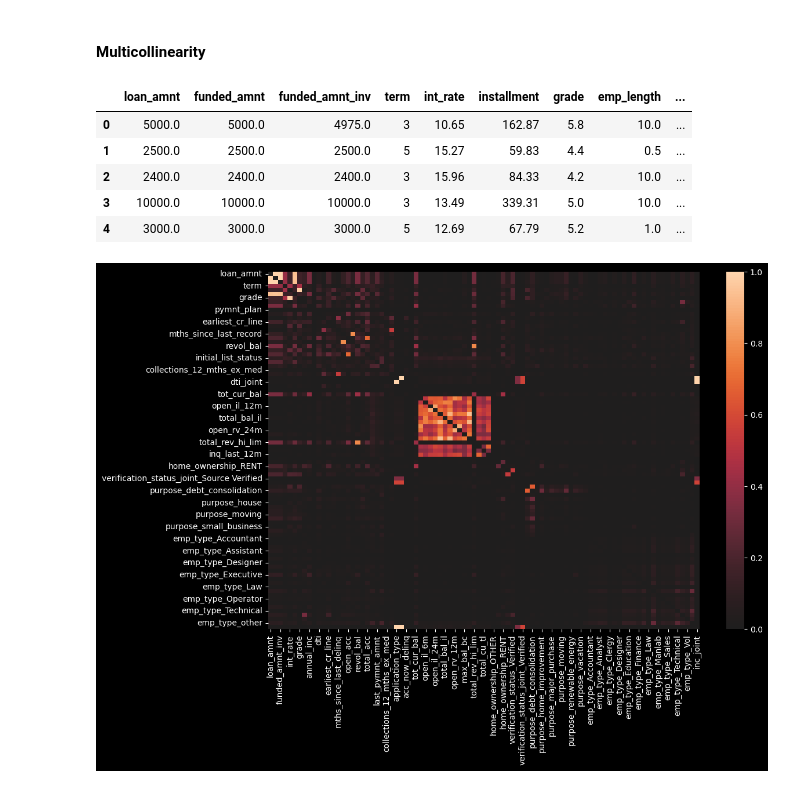
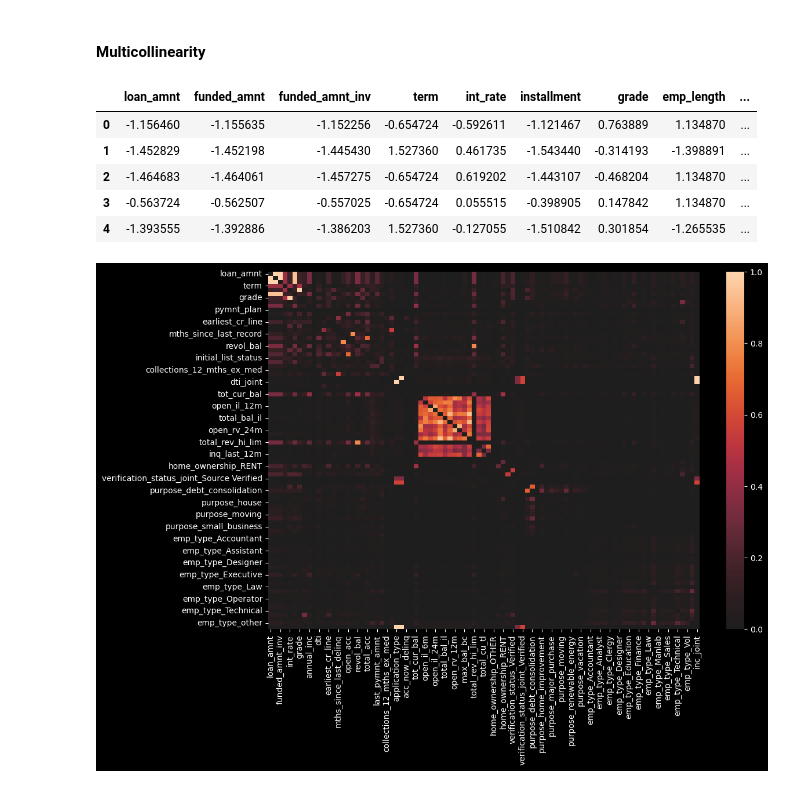
Before and after one commit to Jewdah18/Loan-Default-Risk, a Jupyter notebook: notebooks/Data Wrangling.ipynb, the cells around one changed output. Saved outputs shown, nothing was run; the diff lists cells and outputs as text; code cells hidden in the pictures.

```diff
--- a/notebooks/Data Wrangling.ipynb
+++ b/notebooks/Data Wrangling.ipynb
@@ -458,6 +445,10 @@ X.drop('annual_inc_joint', axis = 1, inplace = True)
 X['annual_inc'].fillna(0, inplace = True)
 # %%
 X_num = X.drop('loan_status', axis = 1)
+# %%
+scaler = StandardScaler()
+
+X_num_scaled = pd.DataFrame(scaler.fit_transform(X_num), columns = X_num.columns)
 # %% [markdown]
 #### Multicollinearity
 # %%
@@ -482,12 +473,12 @@ def zero_diagonal_heatmap(dfx, min = 0, max = None, color_map = None, threshhold
     # Plot the heatmap
     ax = sns.heatmap(df_cm, cmap = color_map, center = threshhold, vmin = 0, vmax = 1);
 # %%
-X_num.head()
+X_num_scaled.head()
 # %% [output]
 |  | loan_amnt | funded_amnt | funded_amnt_inv | term | int_rate | installment | grade | emp_length | ... |
-| 0 | 5000.0 | 5000.0 | 4975.0 | 3 | 10.65 | 162.87 | 5.8 | 10.0 | ... |
-| 1 | 2500.0 | 2500.0 | 2500.0 | 5 | 15.27 | 59.83 | 4.4 | 0.5 | ... |
-| 2 | 2400.0 | 2400.0 | 2400.0 | 3 | 15.96 | 84.33 | 4.2 | 10.0 | ... |
-| 3 | 10000.0 | 10000.0 | 10000.0 | 3 | 13.49 | 339.31 | 5.0 | 10.0 | ... |
-| 4 | 3000.0 | 3000.0 | 3000.0 | 5 | 12.69 | 67.79 | 5.2 | 1.0 | ... |
+| 0 | -1.156460 | -1.155635 | -1.152256 | -0.654724 | -0.592611 | -1.121467 | 0.763889 | 1.134870 | ... |
+| 1 | -1.452829 | -1.452198 | -1.445430 | 1.527360 | 0.461735 | -1.543440 | -0.314193 | -1.398891 | ... |
+| 2 | -1.464683 | -1.464061 | -1.457275 | -0.654724 | 0.619202 | -1.443107 | -0.468204 | 1.134870 | ... |
+| 3 | -0.563724 | -0.562507 | -0.557025 | -0.654724 | 0.055515 | -0.398905 | 0.147842 | 1.134870 | ... |
+| 4 | -1.393555 | -1.392886 | -1.386203 | 1.527360 | -0.127055 | -1.510842 | 0.301854 | -1.265535 | ... |
 # %%
```
Also changed, not shown: parts of 40 cells of this notebook, 1 other file.
